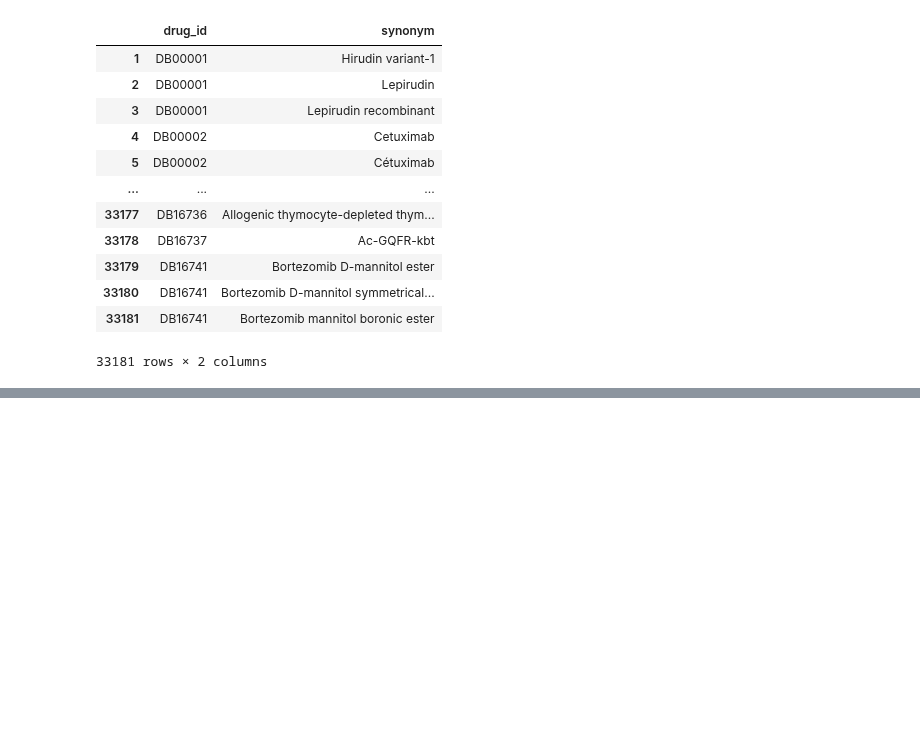
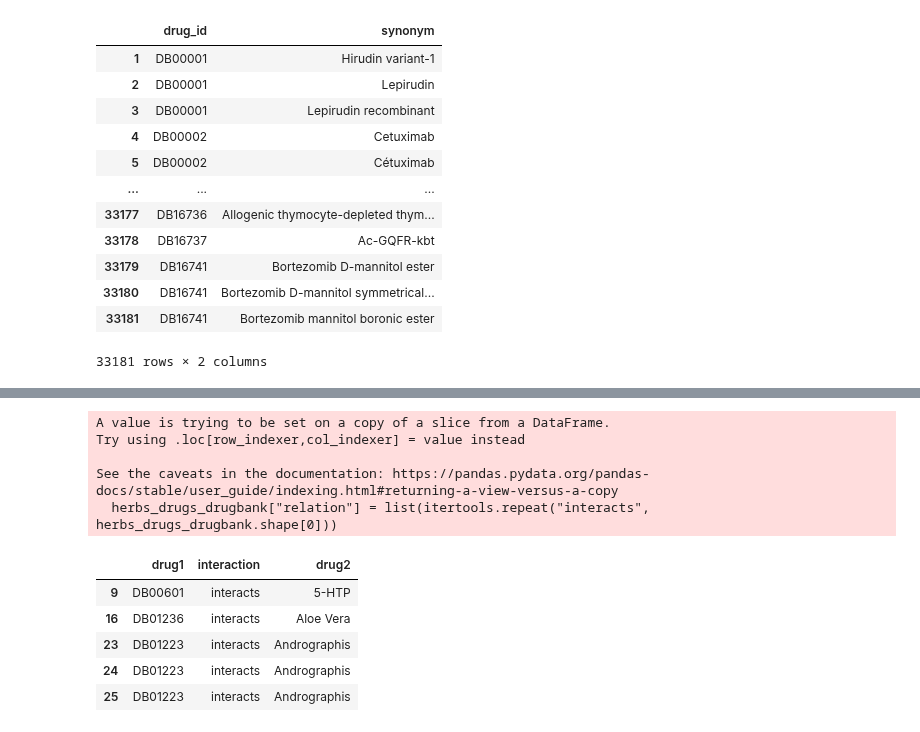
Before and after one commit to marketakrenkova/drug-interaction-prediction, a Jupyter notebook: herbs-mskcc/herbs_drug_interactions-2.ipynb, the cells around one changed output, grey strips where cells are left out. Drawn from its saved outputs; the diff is of its cells as text; code cells hidden in the pictures; blank space fills up the shorter version.

```diff
--- a/herbs-mskcc/herbs_drug_interactions-2.ipynb
+++ b/herbs-mskcc/herbs_drug_interactions-2.ipynb
@@ -219,0 +220,18 @@ herbs_drugs_atc.to_csv("../data/triplets/herbs-di.tsv", sep="\t")
+# %%
+herbs_drugs_drugbank = herbs_drugs_df_transformed_atc[["herb", "drugbank_id"]]
+herbs_drugs_drugbank["relation"] = list(itertools.repeat("interacts", herbs_drugs_drugbank.shape[0]))
+herbs_drugs_drugbank = herbs_drugs_drugbank.iloc[:,[1,2,0]]
+herbs_drugs_drugbank = herbs_drugs_drugbank.rename(columns={'drugbank_id': 'drug1', 'relation': 'interaction', 'herb': 'drug2'})
+herbs_drugs_drugbank.head()
+# %% [output]
+A value is trying to be set on a copy of a slice from a DataFrame.
+Try using .loc[row_indexer,col_indexer] = value instead
+
+See the caveats in the documentation: https://pandas.pydata.org/pandas-docs/stable/user_guide/indexing.html#returning-a-view-versus-a-copy
+  herbs_drugs_drugbank["relation"] = list(itertools.repeat("interacts", herbs_drugs_drugbank.shape[0]))
+|  | drug1 | interaction | drug2 |
+| 9 | DB00601 | interacts | 5-HTP |
+| 16 | DB01236 | interacts | Aloe Vera |
+| 23 | DB01223 | interacts | Andrographis |
+| 24 | DB01223 | interacts | Andrographis |
+| 25 | DB01223 | interacts | Andrographis |
```
Also changed, not shown: parts of 8 cells of this notebook, 3 other files.
